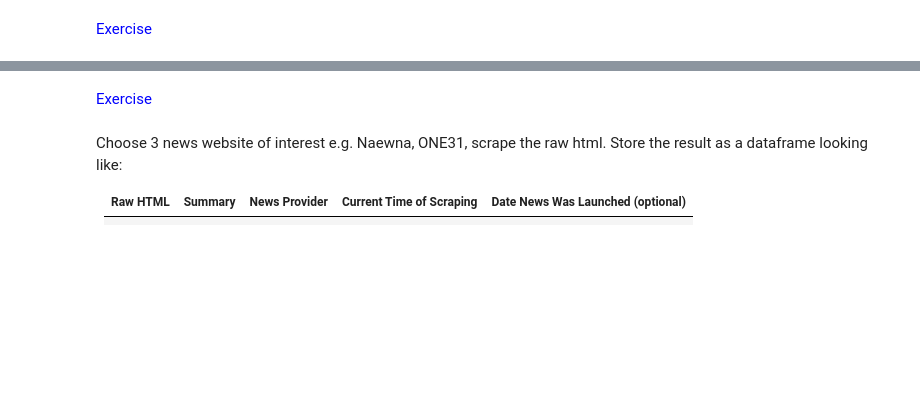
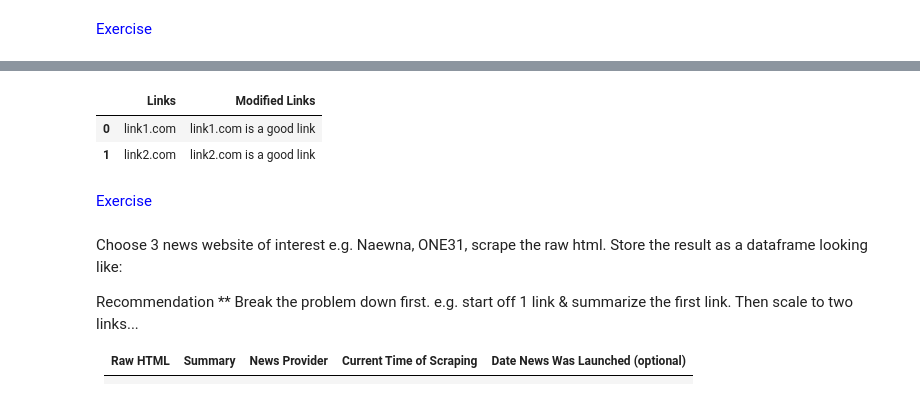
Before and after one commit to edsml-kl121/mew-tutor-ai-hands-on-labs, a Jupyter notebook: 02_APPLICATIONS_OF_PYTHON/applications.ipynb, the cells around one changed output, grey strips where cells are left out. Drawn from its saved outputs; the diff is of its cells as text; code cells hidden in the pictures; blank space fills up the shorter version.

```diff
--- a/02_APPLICATIONS_OF_PYTHON/applications.ipynb
+++ b/02_APPLICATIONS_OF_PYTHON/applications.ipynb
@@ -180,7 +223,25 @@ print(df)
+# %%
+Links = ["link1.com", "link2.com"]
+new_links = []
+for link in Links:
+    modify_link = link + " is a good link"
+    new_links.append(modify_link)
+
+store_data = {"Links": Links, "Modified Links": new_links}
+df = pd.DataFrame(store_data)
+df
+# %% [output]
+|  | Links | Modified Links |
+| 0 | link1.com | link1.com is a good link |
+| 1 | link2.com | link2.com is a good link |
 # %% [markdown]
 <p style="color: blue;">Exercise</p>
 # %% [markdown]
 Choose 3 news website of interest e.g. Naewna, ONE31, scrape the raw html. Store the result as a dataframe looking like:
+
+Recommendation ** Break the problem down first.
+e.g. start off 1 link & summarize the first link.
+Then scale to two links...
 
 | Raw HTML | Summary | News Provider | Current Time of Scraping | Date News Was Launched (optional) |
 |----------|---------|---------------|--------------------------|------------------------|
```
Also changed, not shown: parts of 8 cells of this notebook, 10 other files.
